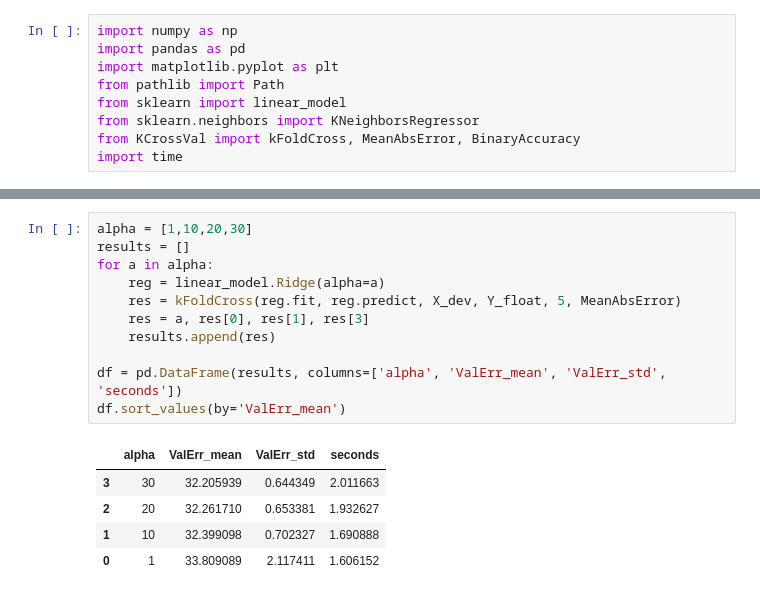
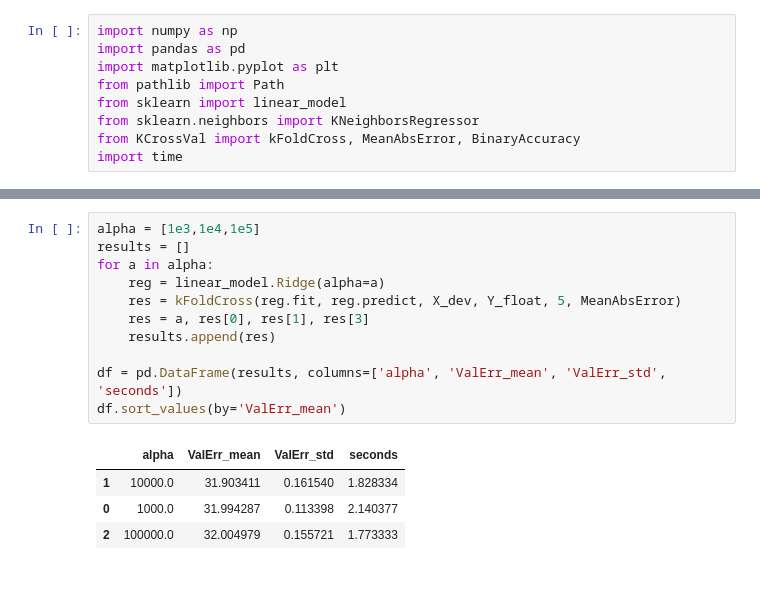
Before and after one commit to michelebersani/StatisticalLearning, a Jupyter notebook: regression.ipynb, the cells around one changed output, grey strips where cells are left out. Cells and saved outputs as stored; diff of their text form.

```diff
--- a/regression.ipynb
+++ b/regression.ipynb
@@ -56,20 +64,19 @@ df.sort_values(by='ValErr_mean')
 # %%
-alpha = [1,10,20,30]
+alpha = [1e3,1e4,1e5]
 results = []
 for a in alpha:
     reg = linear_model.Ridge(alpha=a)
     res = kFoldCross(reg.fit, reg.predict, X_dev, Y_float, 5, MeanAbsError)
     res = a, res[0], res[1], res[3]
     results.append(res)
 
 df = pd.DataFrame(results, columns=['alpha', 'ValErr_mean', 'ValErr_std', 'seconds'])
 df.sort_values(by='ValErr_mean')
 # %% [output]
 |  | alpha | ValErr_mean | ValErr_std | seconds |
-| 3 | 30 | 32.205939 | 0.644349 | 2.011663 |
-| 2 | 20 | 32.261710 | 0.653381 | 1.932627 |
-| 1 | 10 | 32.399098 | 0.702327 | 1.690888 |
-| 0 | 1 | 33.809089 | 2.117411 | 1.606152 |
+| 1 | 10000.0 | 31.903411 | 0.161540 | 1.828334 |
+| 0 | 1000.0 | 31.994287 | 0.113398 | 2.140377 |
+| 2 | 100000.0 | 32.004979 | 0.155721 | 1.773333 |
 # %%
 corr_values = []
 for c in num_cols:
```
Also changed, not shown: parts of 9 cells of this notebook, 1 other file.
